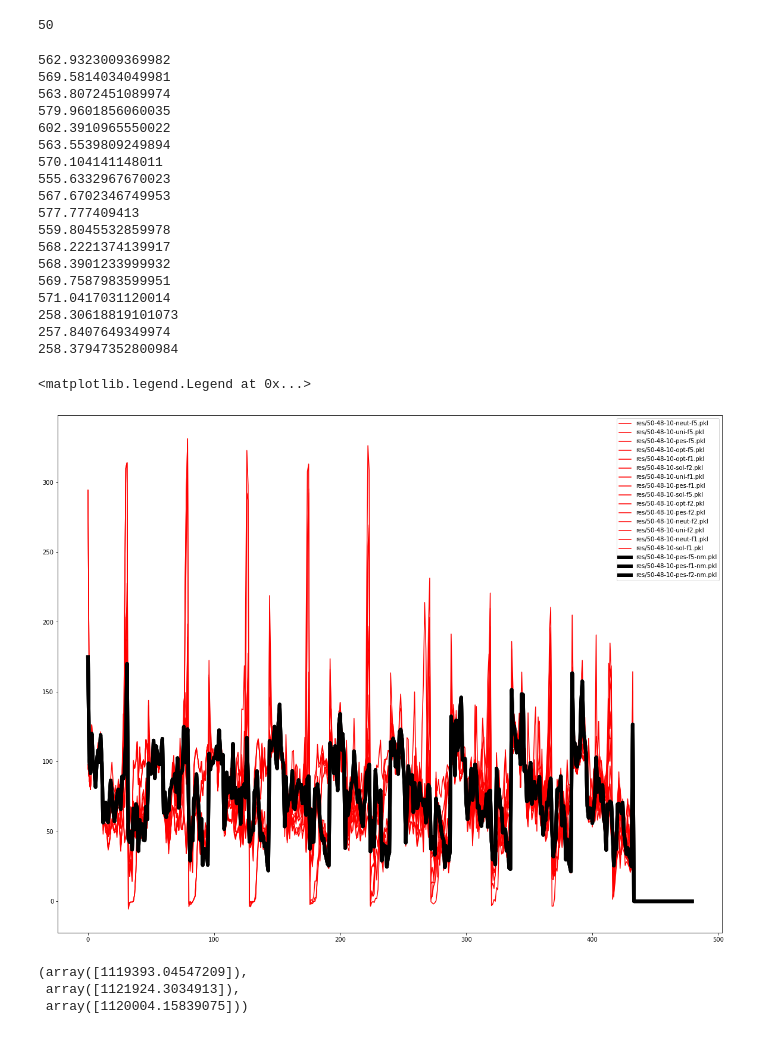
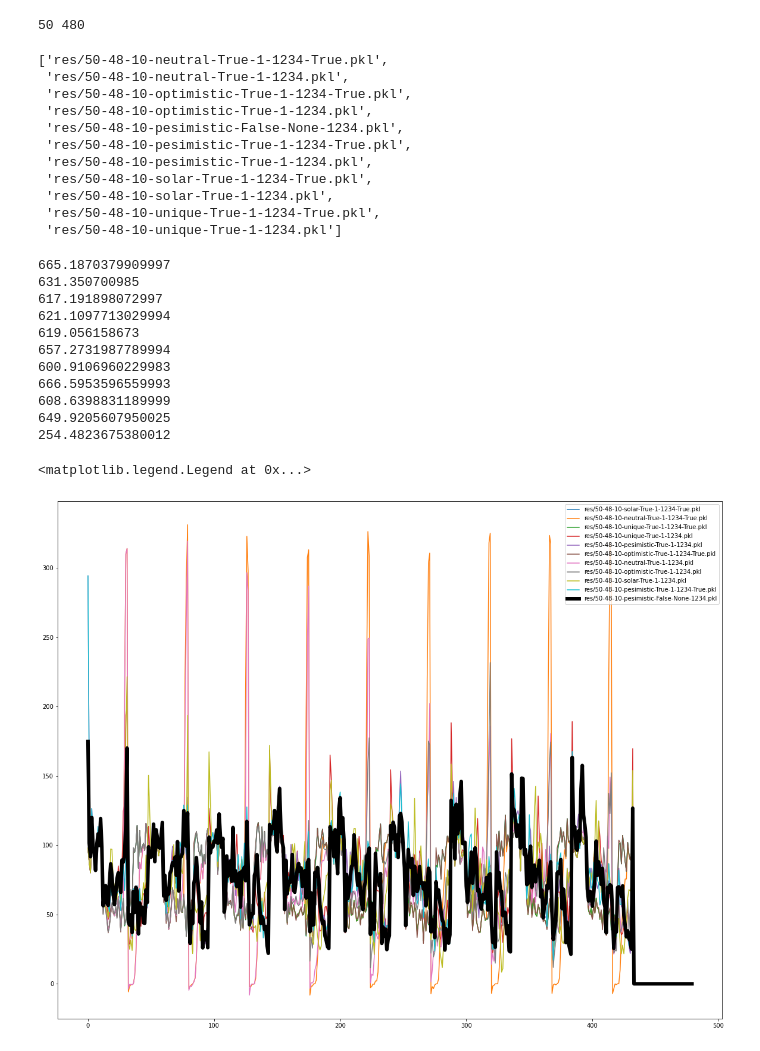
Before and after one commit to kiedanski/lemsim_code, a Jupyter notebook: Untitled.ipynb, the cells around one changed output. Saved outputs shown, nothing was run; the diff lists cells and outputs as text; code cells hidden in the pictures.

```diff
--- a/Untitled.ipynb
+++ b/Untitled.ipynb
@@ -11,46 +11,57 @@ files = Path('res/')
 data = {}
 for fl in files.glob('*.pkl'):
     with open(fl, 'rb') as fh: data[str(fl)] = pickle.load(fh)
-# %%
-N = len(data['res/50-48-10-neut-f1.pkl'][1])
-print(N)
-# %% [output]
-50
+# %%
+KEYS = list(data.keys())
+N = len(data[KEYS[0]][1])
+L = data[KEYS[0]][1][0]['L']
+
+print(N, L)
+# %% [output]
+50 480
+# %%
+KEYS = sorted(KEYS)
+KEYS
+# %% [output]
+['res/50-48-10-neutral-True-1-1234-True.pkl',
+ 'res/50-48-10-neutral-True-1-1234.pkl',
+ 'res/50-48-10-optimistic-True-1-1234-True.pkl',
+ 'res/50-48-10-optimistic-True-1-1234.pkl',
+ 'res/50-48-10-pesimistic-False-None-1234.pkl',
+ 'res/50-48-10-pesimistic-True-1-1234-True.pkl',
+ 'res/50-48-10-pesimistic-True-1-1234.pkl',
+ 'res/50-48-10-solar-True-1-1234-True.pkl',
+ 'res/50-48-10-solar-True-1-1234.pkl',
+ 'res/50-48-10-unique-True-1-1234-True.pkl',
+ 'res/50-48-10-unique-True-1-1234.pkl']
 # %%
 fig, ax = plt.subplots(figsize=(20, 16))
 
 for k, (v1, v2) in data.items():
-    if 'nm' not in k:
+    if 'True' in k:
         print(v1)
-        D = np.vstack([v2[n]['history_net'] for n in range(N)]).sum(axis=0)
-        ax.plot(D, label=k, c='r')
+        D = np.vstack([v2[n]['history_post_net'] for n in range(N)]).sum(axis=0)
+        ax.plot(D, label=k)
 
 
 for k, (v1, v2) in data.items():
-    if 'nm' in k:
+    if 'False' in k:
         print(v1)
-        D = np.vstack([v2[n]['history_net'] for n in range(N)]).sum(axis=0)
+        D = np.vstack([v2[n]['history_post_net'] for n in range(N)]).sum(axis=0)
         ax.plot(D, label=k, c='k', linewidth=6)
 
 ax.legend()
 # %% [output]
-562.9323009369982
-569.5814034049981
-563.8072451089974
-579.9601856060035
-602.3910965550022
-563.5539809249894
-570.104141148011
-555.6332967670023
-567.6702346749953
-577.777409413
-559.8045532859978
-568.2221374139917
-568.3901233999932
-569.7587983599951
-571.0417031120014
-258.30618819101073
-257.8407649349974
-258.37947352800984
+665.1870379909997
+631.350700985
+617.191898072997
+621.1097713029994
+619.056158673
+657.2731987789994
+600.9106960229983
+666.5953596559993
+608.6398831189999
+649.9205607950025
+254.4823675380012
 <matplotlib.legend.Legend at 0x...>
-[figure, old version]
+[figure, new version]
@@ -61,6 +67,0 @@ C3 = np.vstack([P3[n]['history_cost'].sum() for n in range(N)]).sum(axis=0)
-# %%
-C1, C2, C3
-# %% [output]
-(array([1119393.04547209]),
- array([1121924.3034913]),
- array([1120004.15839075]))
```
Also changed, not shown: parts of 8 cells of this notebook, 3 other files.
